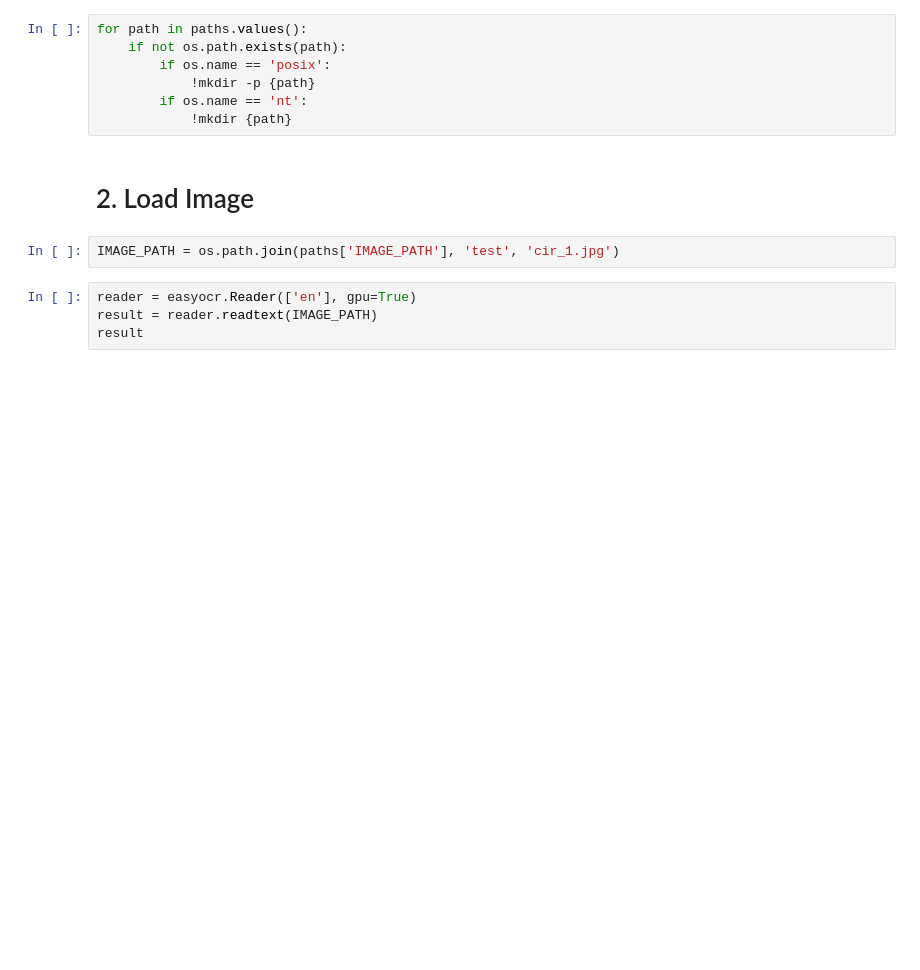
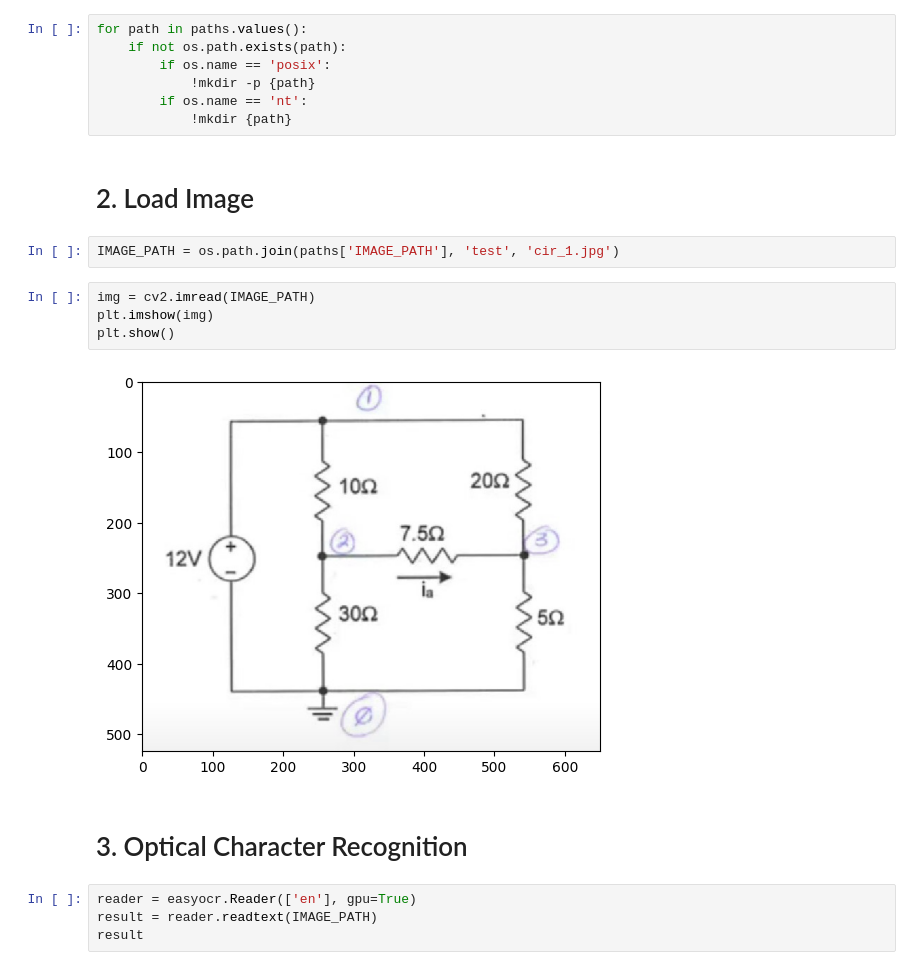
Before and after one commit to Wfdo97/Image2Netlist, a Jupyter notebook: Full Pipeline.ipynb, the cells around one changed output. Cells and saved outputs as stored; diff of their text form; blank space fills up the shorter version.

```diff
--- a/Full Pipeline.ipynb
+++ b/Full Pipeline.ipynb
@@ -49,10 +50,18 @@ for path in paths.values():
             !mkdir -p {path}
         if os.name == 'nt':
             !mkdir {path}
-# %% [markdown]
-# 2. Load Image
+# %% [markdown]
+# 2. Load Image
 # %%
 IMAGE_PATH = os.path.join(paths['IMAGE_PATH'], 'test', 'cir_1.jpg')
+# %%
+img = cv2.imread(IMAGE_PATH)
+plt.imshow(img)
+plt.show()
+# %% [output]
+[figure, added]
+# %% [markdown]
+# 3. Optical Character Recognition
 # %%
 reader = easyocr.Reader(['en'], gpu=True)
 result = reader.readtext(IMAGE_PATH)
```
Also changed, not shown: parts of 32 cells of this notebook.
